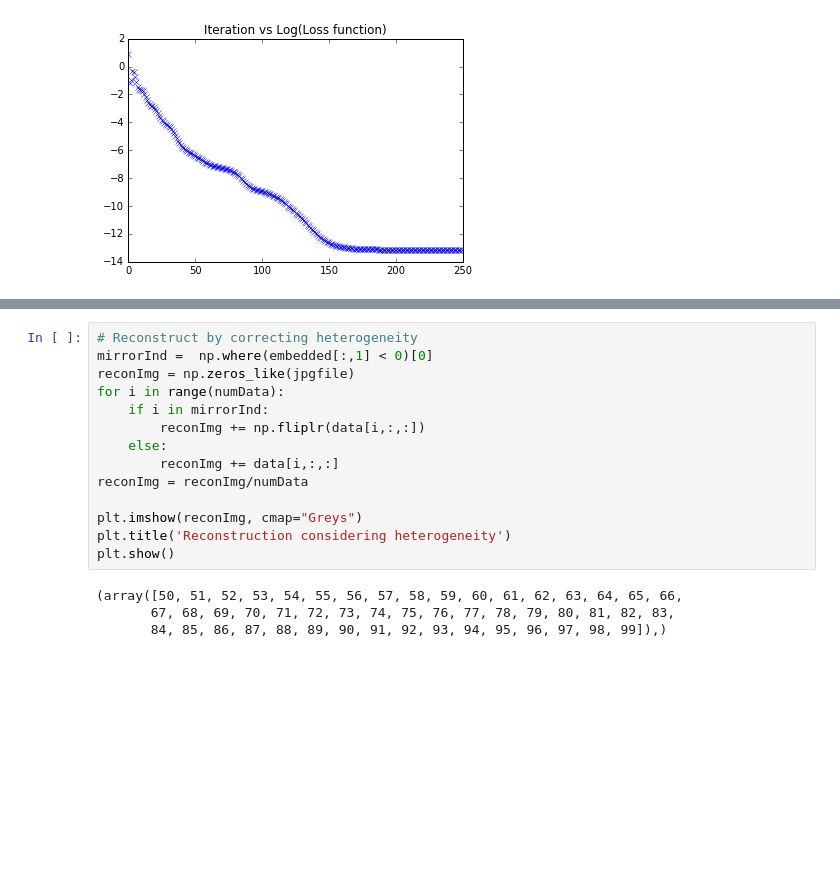
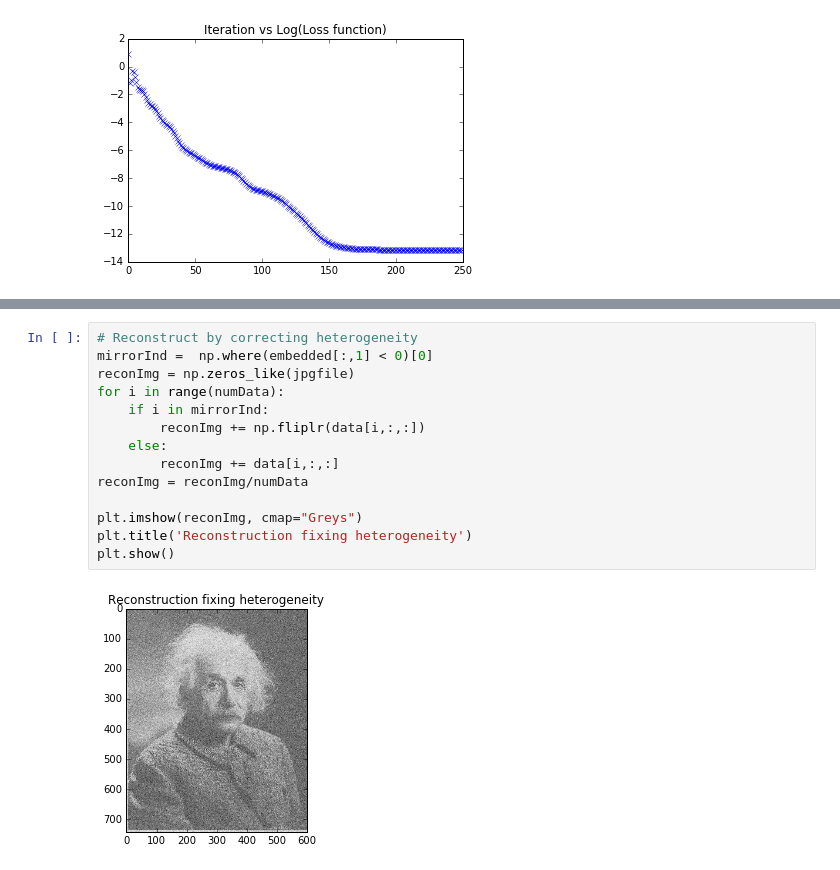
Before and after one commit to Haoyuan-Li-93/Classify_Einstein, a Jupyter notebook: example.ipynb, the cells around one changed output, grey strips where cells are left out. Cells and saved outputs as stored; diff of their text form; blank space fills up the shorter version.

```diff
--- a/example.ipynb
+++ b/example.ipynb
@@ -152,18 +153,16 @@ plt.show()
 # %%
 # Reconstruct by correcting heterogeneity
 mirrorInd =  np.where(embedded[:,1] < 0)[0]
 reconImg = np.zeros_like(jpgfile)
 for i in range(numData):
     if i in mirrorInd:
         reconImg += np.fliplr(data[i,:,:])
     else:
         reconImg += data[i,:,:]
 reconImg = reconImg/numData
 
 plt.imshow(reconImg, cmap="Greys")
-plt.title('Reconstruction considering heterogeneity')
+plt.title('Reconstruction fixing heterogeneity')
 plt.show()
 # %% [output]
-(array([50, 51, 52, 53, 54, 55, 56, 57, 58, 59, 60, 61, 62, 63, 64, 65, 66,
-       67, 68, 69, 70, 71, 72, 73, 74, 75, 76, 77, 78, 79, 80, 81, 82, 83,
-       84, 85, 86, 87, 88, 89, 90, 91, 92, 93, 94, 95, 96, 97, 98, 99]),)
+[figure, added]
```
Also changed, not shown: parts of 1 cell of this notebook, 1 other file.
